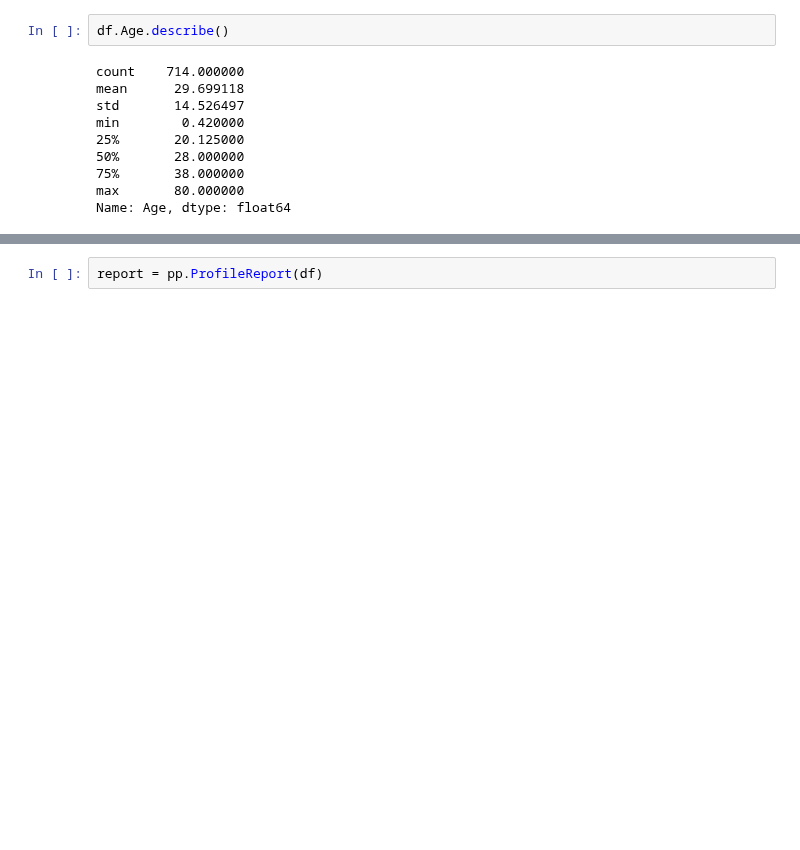
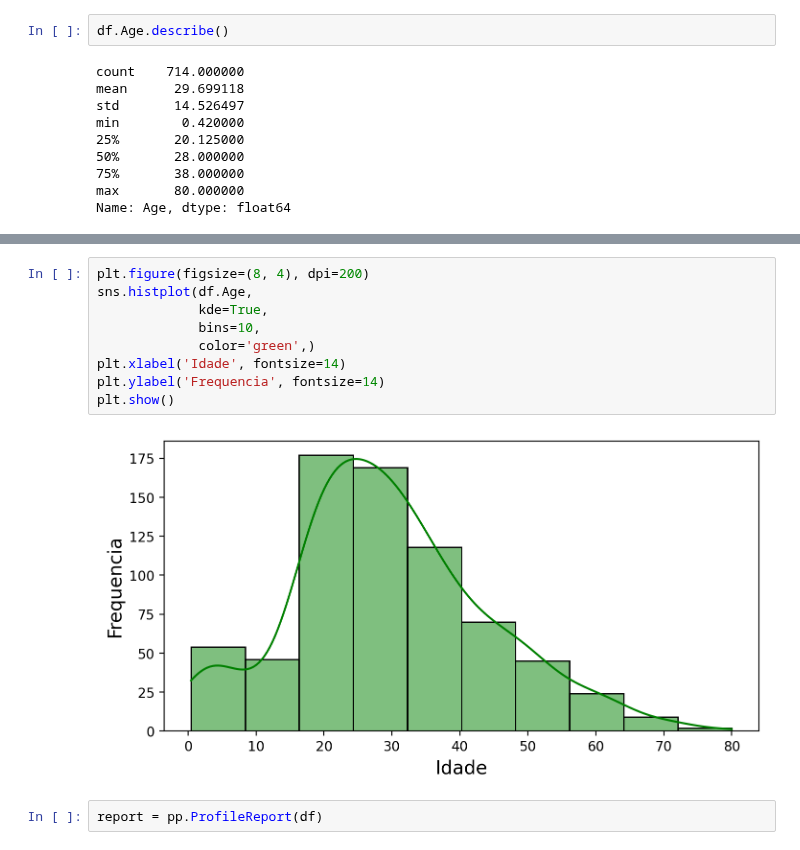
Before and after one commit to julioreis-dev/tutorial_pandas, a Jupyter notebook: plotgraf.ipynb, the cells around one changed output, grey strips where cells are left out. Saved outputs shown, nothing was run; the diff lists cells and outputs as text; blank space fills up the shorter version.

```diff
--- a/plotgraf.ipynb
+++ b/plotgraf.ipynb
@@ -167,3 +160,14 @@ df.head()
+# %%
+plt.figure(figsize=(8, 4), dpi=200)
+sns.histplot(df.Age,
+             kde=True,
+             bins=10,
+             color='green',)
+plt.xlabel('Idade', fontsize=14)
+plt.ylabel('Frequencia', fontsize=14)
+plt.show()
+# %% [output]
+[figure, added]
 # %%
 report = pp.ProfileReport(df)
 # %%
```
Also changed, not shown: parts of 12 cells of this notebook.
